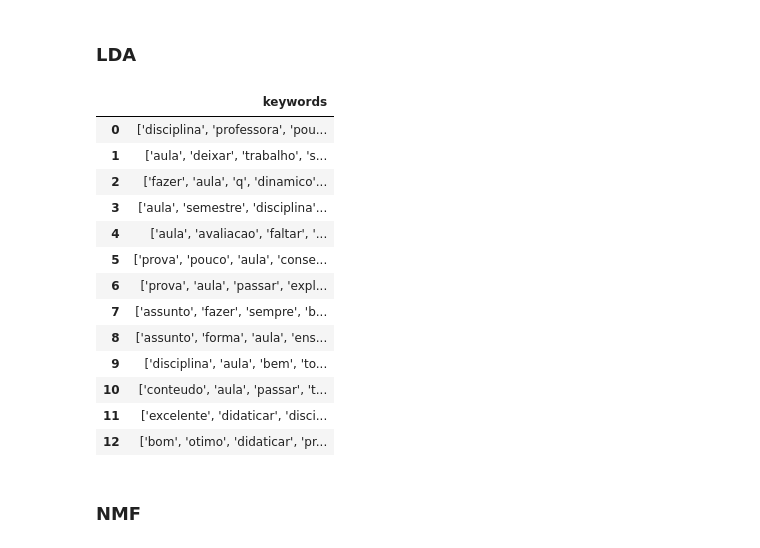
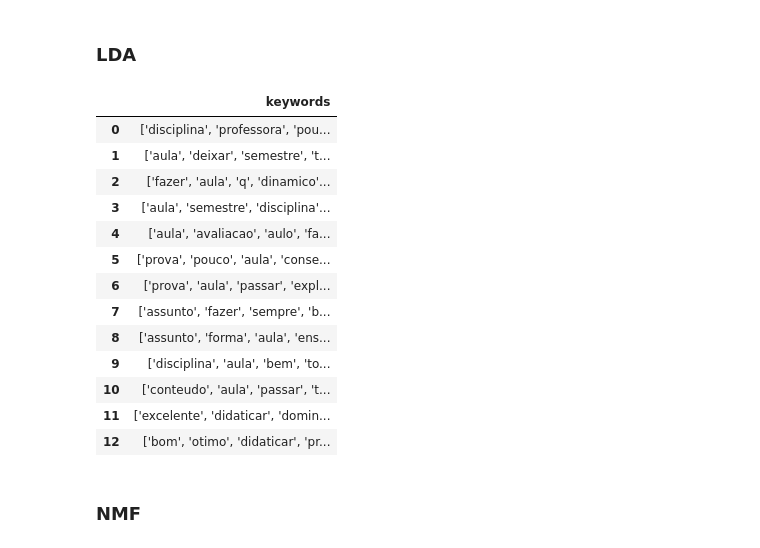
Before and after one commit to PaulaManoella/student_perceptions_analysis_BRACIS, a Jupyter notebook: notebook/output_analysis.ipynb, the cells around one changed output. Cells and saved outputs as stored; diff of their text form; code cells hidden in the pictures.

```diff
--- a/notebook/output_analysis.ipynb
+++ b/notebook/output_analysis.ipynb
@@ -100,22 +100,22 @@ lsa_table
 # %% [markdown]
 ### LDA
 # %%
-lda_table = all_models_topics[all_models_topics['model'] == 'LDA'][['keywords']].reset_index(drop=True)
+lda_table = all_models_topics[all_models_topics['model'] == 'lda'][['keywords']].reset_index(drop=True)
 lda_table
 # %% [output]
 |  | keywords |
 | 0 | ['disciplina', 'professora', 'pou... |
-| 1 | ['aula', 'deixar', 'trabalho', 's... |
+| 1 | ['aula', 'deixar', 'semestre', 't... |
 | 2 | ['fazer', 'aula', 'q', 'dinamico'... |
 | 3 | ['aula', 'semestre', 'disciplina'... |
-| 4 | ['aula', 'avaliacao', 'faltar', '... |
+| 4 | ['aula', 'avaliacao', 'aulo', 'fa... |
 | 5 | ['prova', 'pouco', 'aula', 'conse... |
 | 6 | ['prova', 'aula', 'passar', 'expl... |
 | 7 | ['assunto', 'fazer', 'sempre', 'b... |
 | 8 | ['assunto', 'forma', 'aula', 'ens... |
 | 9 | ['disciplina', 'aula', 'bem', 'to... |
 | 10 | ['conteudo', 'aula', 'passar', 't... |
-| 11 | ['excelente', 'didaticar', 'disci... |
+| 11 | ['excelente', 'didaticar', 'domin... |
 | 12 | ['bom', 'otimo', 'didaticar', 'pr... |
 # %% [markdown]
 ### NMF
```
Also changed, not shown: parts of 3 cells of this notebook, 1 other file.
